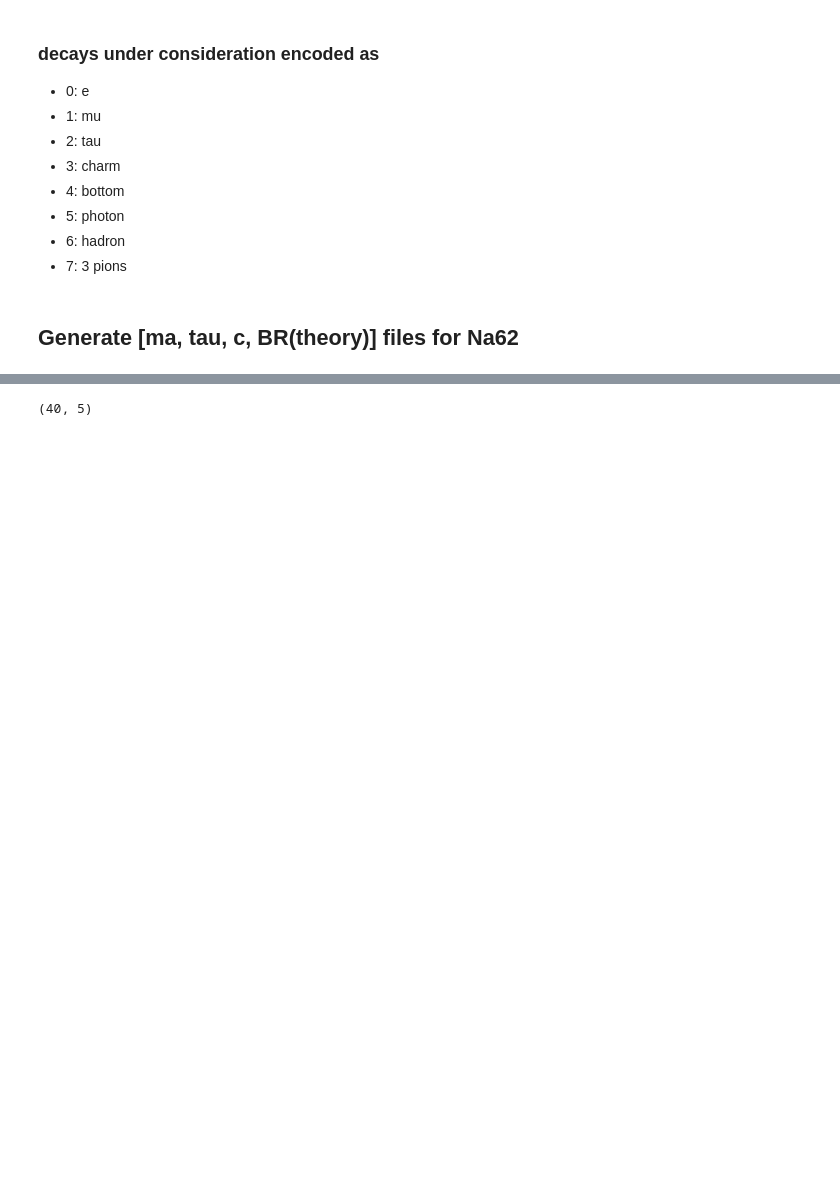
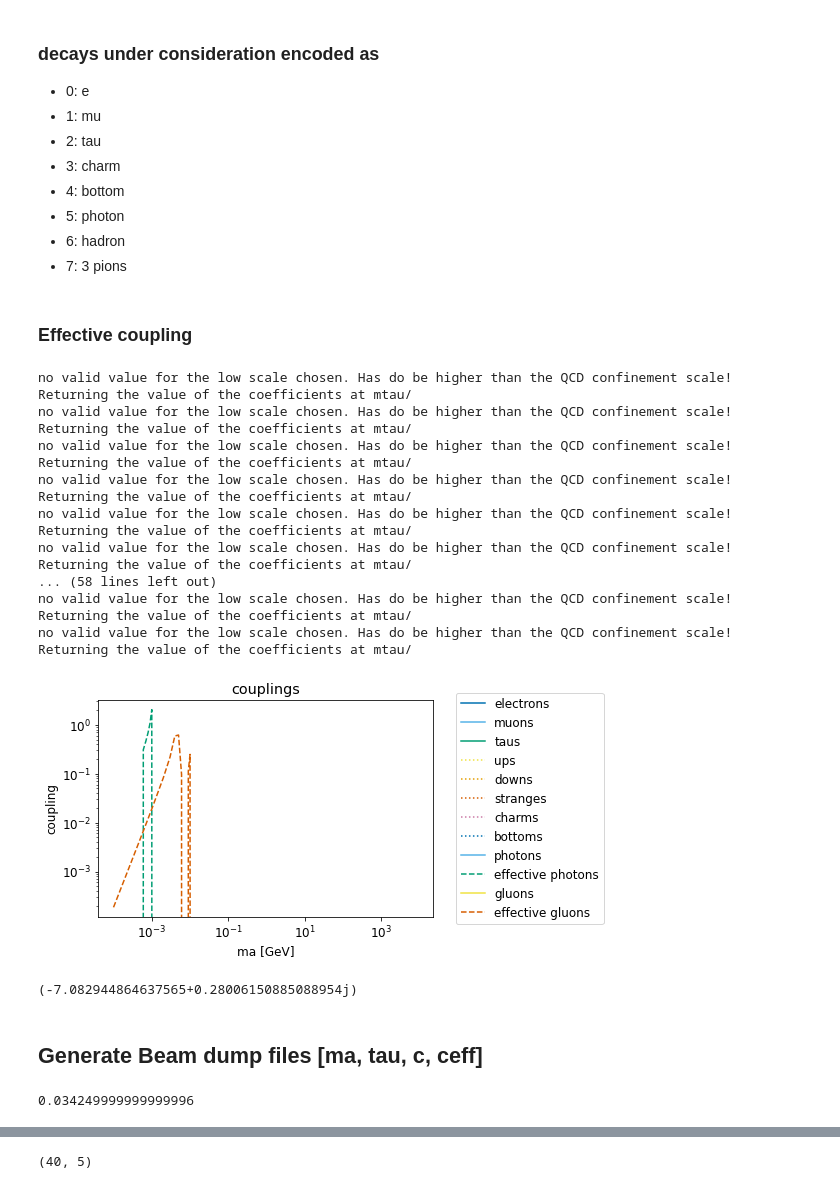
Before and after one commit to anasthesia/alps-BelleII, a Jupyter notebook: python/alps-visible-bounds_up-to-date-BRs.ipynb, the cells around one changed output, grey strips where cells are left out. Cells and saved outputs as stored; diff of their text form; code cells hidden in the pictures; blank space fills up the shorter version.

```diff
--- a/python/alps-visible-bounds_up-to-date-BRs.ipynb
+++ b/python/alps-visible-bounds_up-to-date-BRs.ipynb
@@ -282,3 +283,26 @@ brsALP(0,0,0,0,0,0,1,0,"cWW=1, all other UV-couplings=0, \u039B=1TeV",1000,lower
  - 5: photon
  - 6: hadron
  - 7: 3 pions
+# %% [markdown]
+### Effective coupling
+# %%
+couplingRunning(1,1,1,1,1,0,0,0,'couplings',4*np.pi*1000,looporder=3)
+# %% [output]
+no valid value for the low scale chosen. Has do be higher than the QCD confinement scale!
+Returning the value of the coefficients at mtau/
+no valid value for the low scale chosen. Has do be higher than the QCD confinement scale!
+Returning the value of the coefficients at mtau/
+no valid value for the low scale chosen. Has do be higher than the QCD confinement scale!
+Returning the value of the coefficients at mtau/
+no valid value for the low scale chosen. Has do be higher than the QCD confinement scale!
+Returning the value of the coefficients at mtau/
+no valid value for the low scale chosen. Has do be higher than the QCD confinement scale!
+Returning the value of the coefficients at mtau/
+no valid value for the low scale chosen. Has do be higher than the QCD confinement scale!
+Returning the value of the coefficients at mtau/
+... (58 lines left out)
+no valid value for the low scale chosen. Has do be higher than the QCD confinement scale!
+Returning the value of the coefficients at mtau/
+no valid value for the low scale chosen. Has do be higher than the QCD confinement scale!
+Returning the value of the coefficients at mtau/
+[figure, added]
@@ -285,2 +436,6 @@ brsALP(0,0,0,0,0,0,1,0,"cWW=1, all other UV-couplings=0, \u039B=1TeV",1000,lower
+# %%
+couplingRunningList(2,1,1,1,1,1,0,0,0,4*np.pi*1000,looporder=3)[9][0]
+# %% [output]
+(-7.082944864637565+0.28006150885088954j)
 # %% [markdown]
-## Generate [ma, tau, c, BR(theory)] files for Na62
+## Generate Beam dump files [ma, tau, c, ceff]
@@ -286,0 +446,4 @@ brsALP(0,0,0,0,0,0,1,0,"cWW=1, all other UV-couplings=0, \u039B=1TeV",1000,lower
+# %%
+cggBeamDumpToOurs(1000)*10**-6
+# %% [output]
+0.034249999999999996
```
Also changed, not shown: parts of 53 cells of this notebook, 3 other files.
